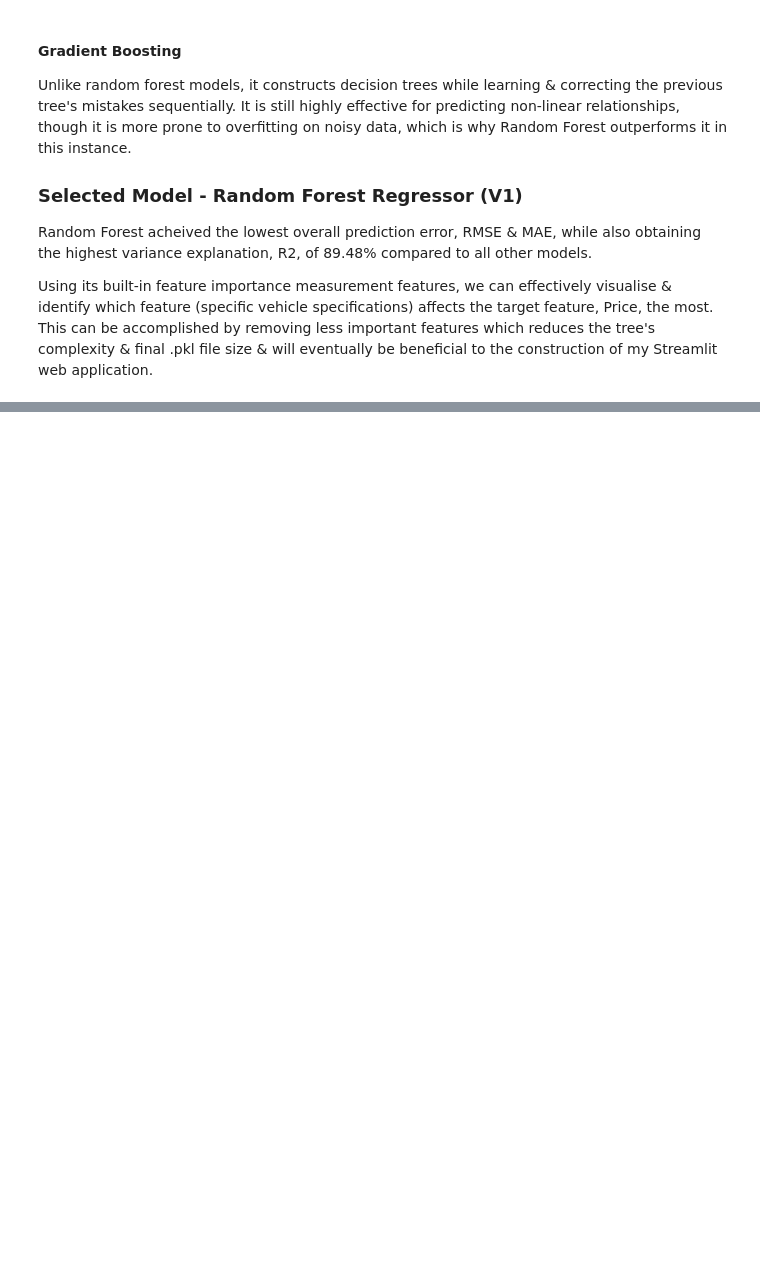
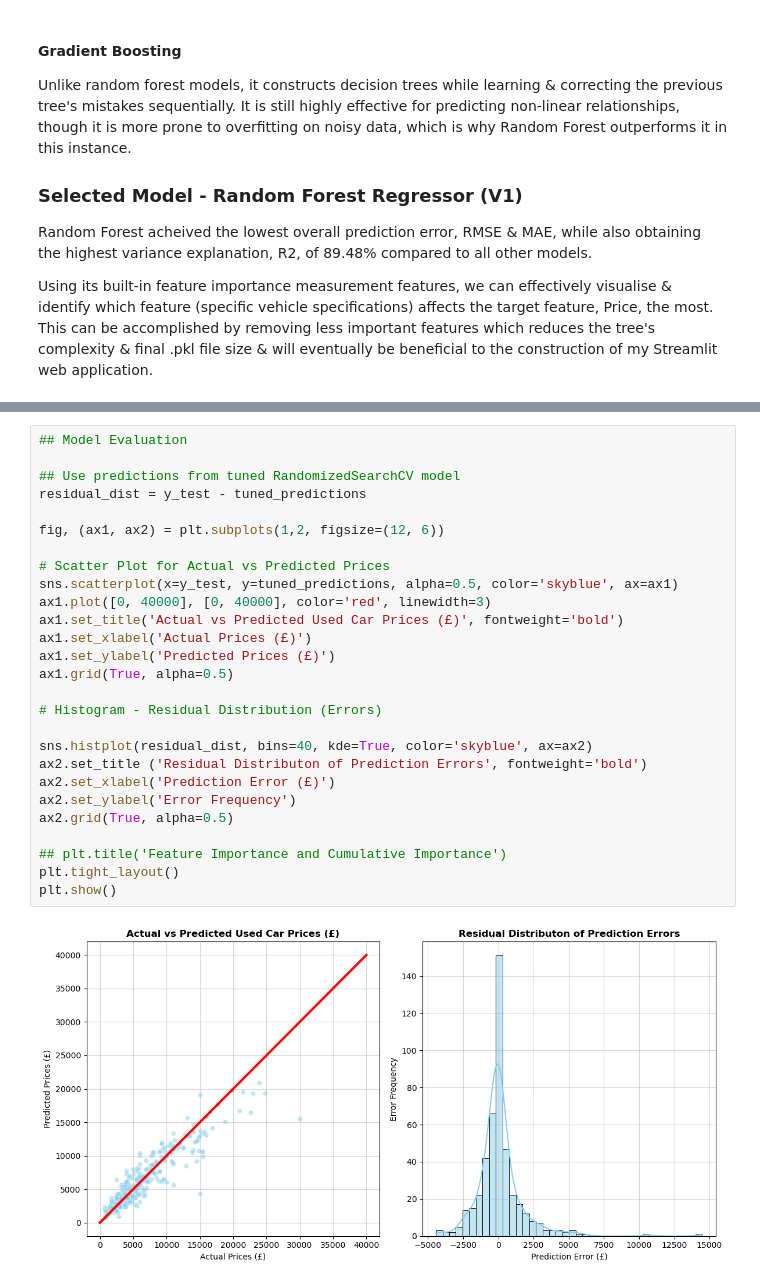
Before and after one commit to CommieDTP/MLDP2026-Used-Car-Price-Prediction, a Jupyter notebook: Car_Prices_Prediction_mldp.ipynb, the cells around one changed output, grey strips where cells are left out. Drawn from its saved outputs; the diff is of its cells as text; blank space fills up the shorter version.

Commit message:
Version 1 - Tuning + Evaluation + FS
Hyperparameter tuning + Model Evaluation + Feature Selection - Results

```diff
--- a/Car_Prices_Prediction_mldp.ipynb
+++ b/Car_Prices_Prediction_mldp.ipynb
@@ -717,0 +802,29 @@ Using its built-in feature importance measurement features, we can effectively v
+# %%
+## Model Evaluation
+
+## Use predictions from tuned RandomizedSearchCV model
+residual_dist = y_test - tuned_predictions
+
+fig, (ax1, ax2) = plt.subplots(1,2, figsize=(12, 6))
+
+# Scatter Plot for Actual vs Predicted Prices
+sns.scatterplot(x=y_test, y=tuned_predictions, alpha=0.5, color='skyblue', ax=ax1)
+ax1.plot([0, 40000], [0, 40000], color='red', linewidth=3)
+ax1.set_title('Actual vs Predicted Used Car Prices (£)', fontweight='bold')
+ax1.set_xlabel('Actual Prices (£)')
+ax1.set_ylabel('Predicted Prices (£)')
+ax1.grid(True, alpha=0.5)
+
+# Histogram - Residual Distribution (Errors)
+
+sns.histplot(residual_dist, bins=40, kde=True, color='skyblue', ax=ax2)
+ax2.set_title ('Residual Distributon of Prediction Errors', fontweight='bold')
+ax2.set_xlabel('Prediction Error (£)')
+ax2.set_ylabel('Error Frequency')
+ax2.grid(True, alpha=0.5)
+
+## plt.title('Feature Importance and Cumulative Importance')
+plt.tight_layout()
+plt.show()
+# %% [output]
+[figure, added]
```
Also changed, not shown: parts of 14 cells of this notebook.
